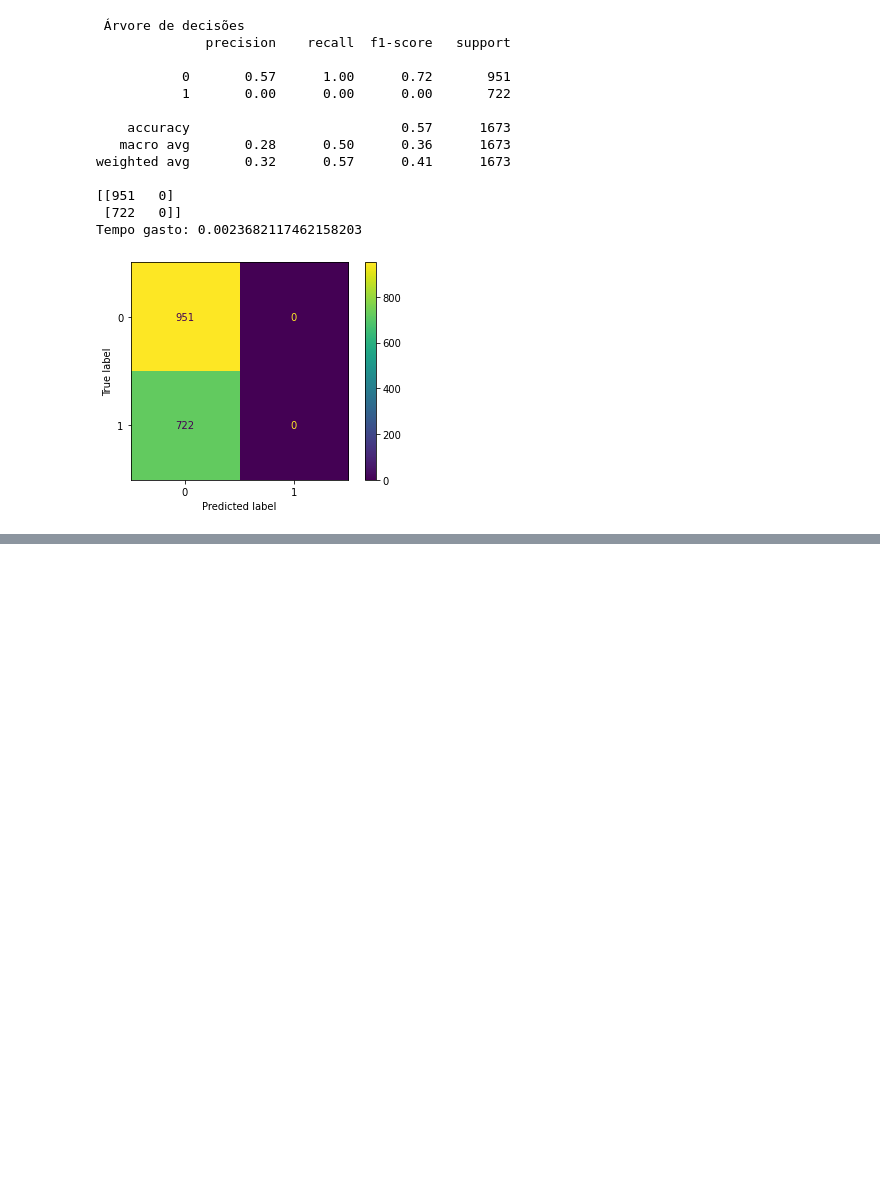
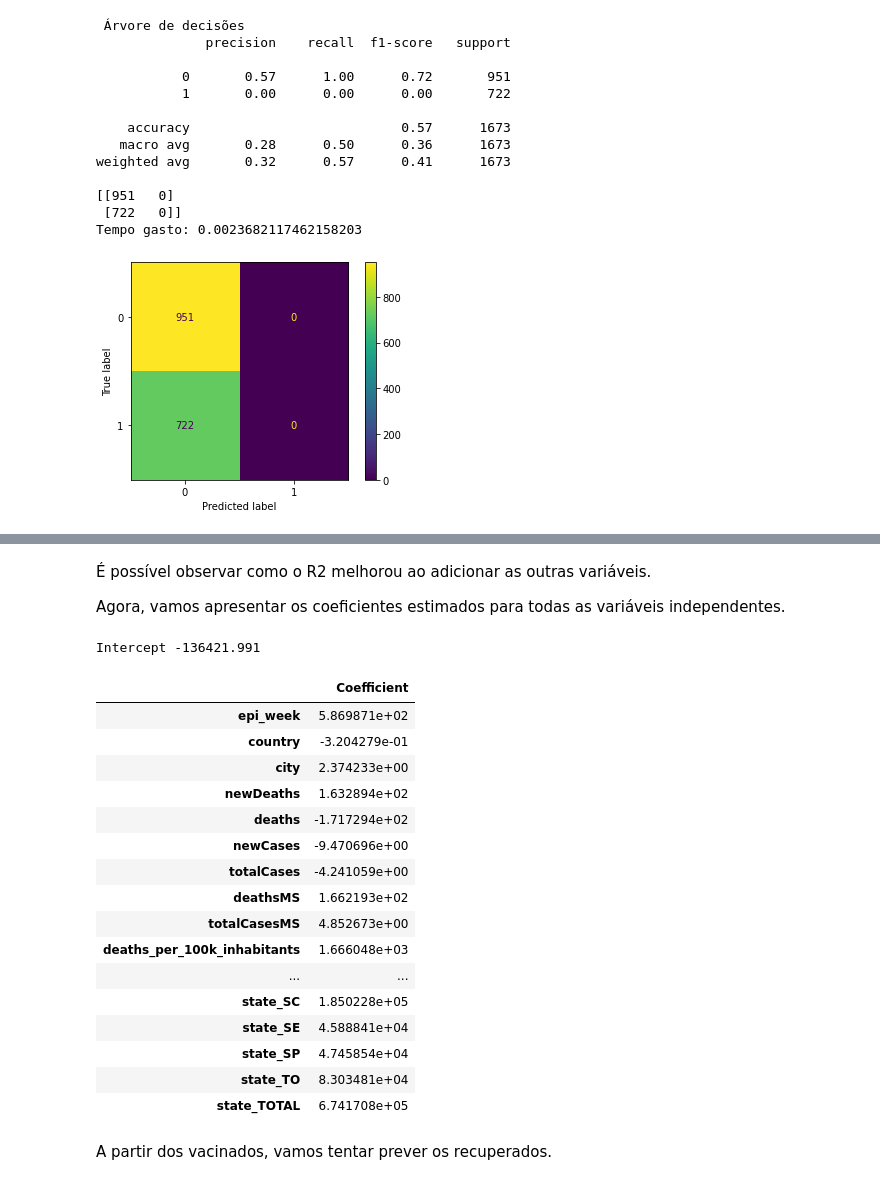
Before and after one commit to lucianobajr/TP-CCF425, a Jupyter notebook: src/main.ipynb, the cells around one changed output, grey strips where cells are left out. Drawn from its saved outputs; the diff is of its cells as text; code cells hidden in the pictures; blank space fills up the shorter version.

```diff
--- a/src/main.ipynb
+++ b/src/main.ipynb
@@ -1328,0 +1397,9 @@ Tempo gasto: 0.0023682117462158203
+# %%
+X = data.drop('recovered', axis=1)
+Y = data.recovered
+
+lm = LinearRegression()
+lm.fit(X, Y)
+
+print('Coeficiente estimado: ', lm.coef_)
+print('R2 (score): ', lm.score(X, Y))
@@ -1328,0 +1421,32 @@ Tempo gasto: 0.0023682117462158203
+# %% [markdown]
+É possível observar como o R2 melhorou ao adicionar as outras variáveis.
+
+Agora, vamos apresentar os coeficientes estimados para todas as variáveis independentes.
+# %%
+# Mostrar os coeficientes da regressão.
+print('Intercept %.3f ' % lm.intercept_)
+# %% [output]
+Intercept -136421.991
+# %%
+coeff_data = pd.DataFrame(lm.coef_, X.columns, columns=['Coefficient'])
+coeff_data
+# %% [output]
+|  | Coefficient |
+| epi_week | 5.869871e+02 |
+| country | -3.204279e-01 |
+| city | 2.374233e+00 |
+| newDeaths | 1.632894e+02 |
+| deaths | -1.717294e+02 |
+| newCases | -9.470696e+00 |
+| totalCases | -4.241059e+00 |
+| deathsMS | 1.662193e+02 |
+| totalCasesMS | 4.852673e+00 |
+| deaths_per_100k_inhabitants | 1.666048e+03 |
+| ... | ... |
+| state_SC | 1.850228e+05 |
+| state_SE | 4.588841e+04 |
+| state_SP | 4.745854e+04 |
+| state_TO | 8.303481e+04 |
+| state_TOTAL | 6.741708e+05 |
+# %% [markdown]
+A partir dos vacinados, vamos tentar prever os recuperados.
```
Also changed, not shown: parts of 18 cells of this notebook.
